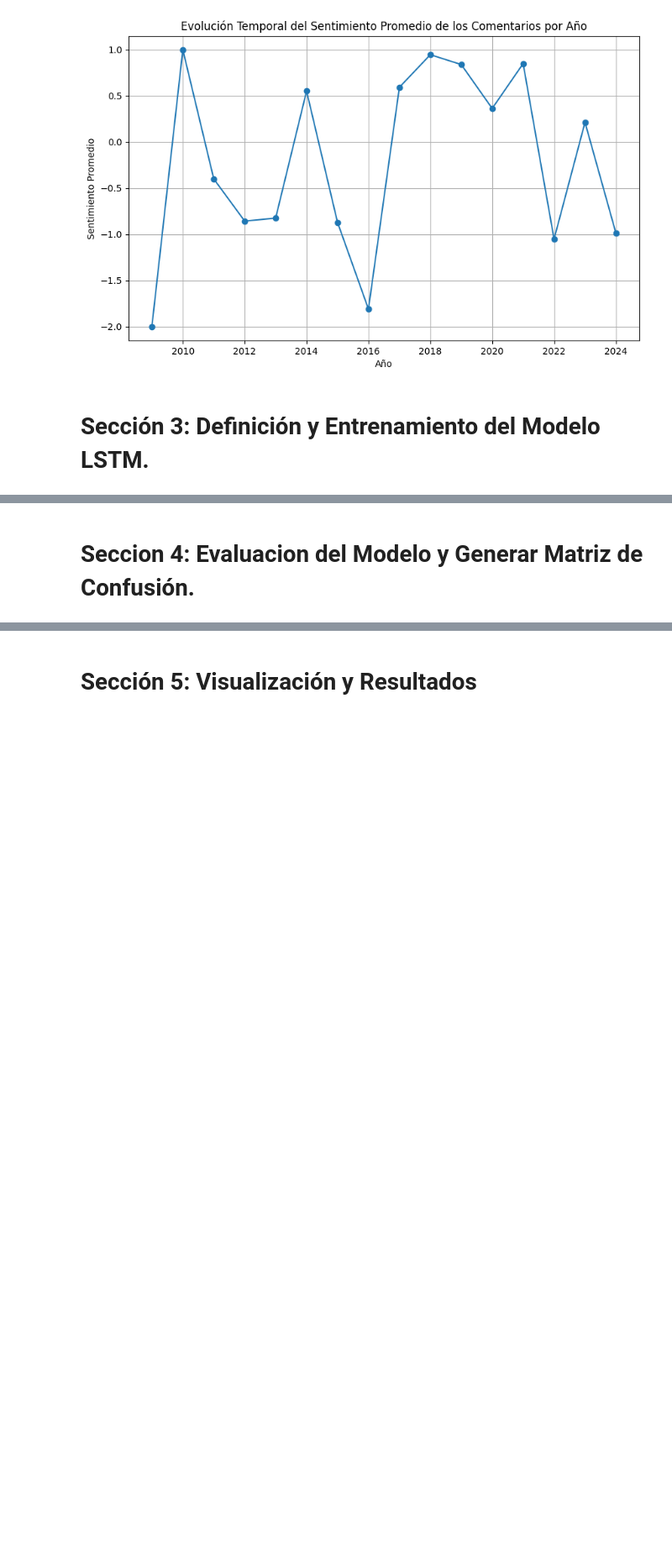
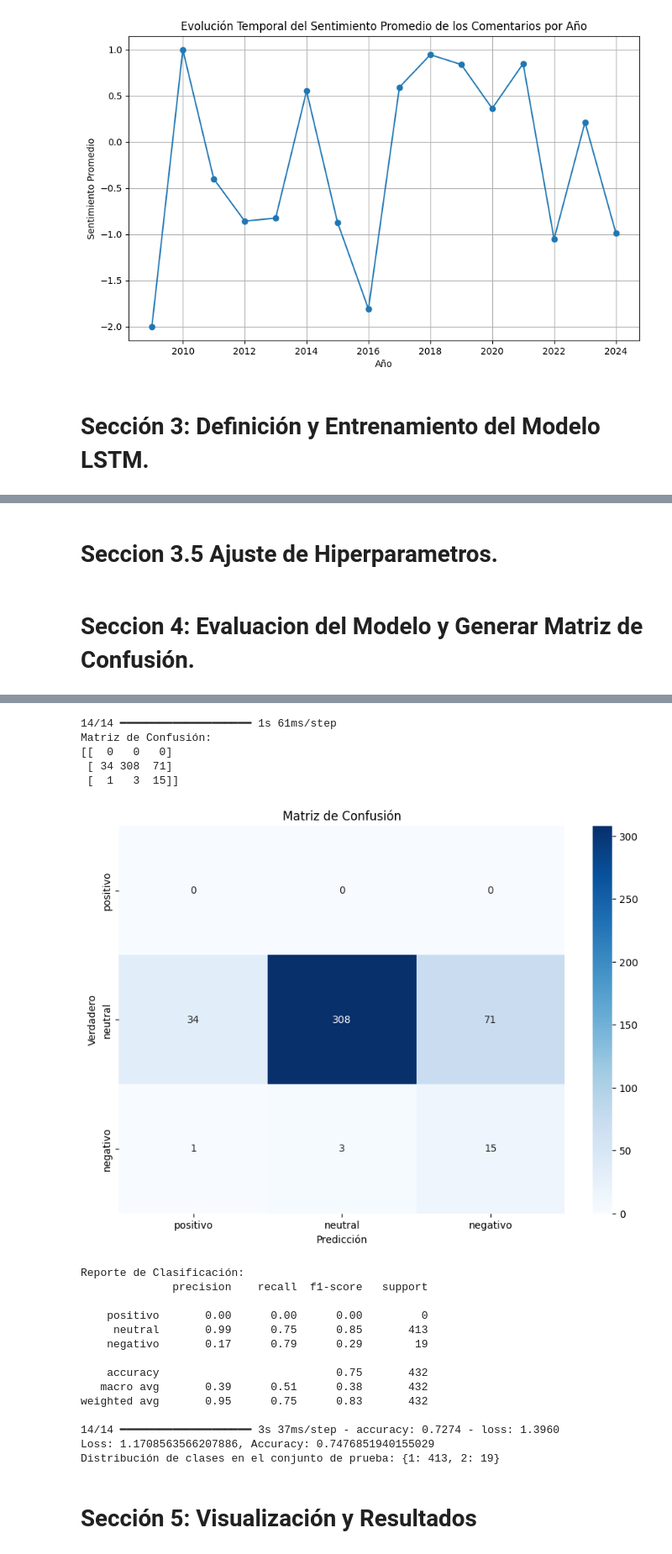
Before and after one commit to CarrenoErick19/Carreno_Navarrete_P.Integrador, a Jupyter notebook: JUPYTER NOTEBOOK/rnn_post_actualizado.ipynb, the cells around one changed output, grey strips where cells are left out. Shown: that part at 84% size. Cells and saved outputs as stored; diff of their text form; code cells hidden in the pictures; blank space fills up the shorter version.

Commit message:
organizando red neuronal y matriz

```diff
--- a/JUPYTER NOTEBOOK/rnn_post_actualizado.ipynb
+++ b/JUPYTER NOTEBOOK/rnn_post_actualizado.ipynb
@@ -595,2 +641,44 @@ Loss: 0.19146613776683807, Accuracy: 0.9560185074806213
+# %% [markdown]
+# Seccion 3.5 Ajuste de Hiperparametros.
 # %% [markdown]
 # Seccion 4: Evaluacion del Modelo y Generar Matriz de Confusión.
+# %%
+import numpy as np
+import matplotlib.pyplot as plt
+import seaborn as sns
+from sklearn.metrics import confusion_matrix, classification_report
+
+# Cargar el modelo entrenado
+model = tf.keras.models.load_model('modelo_lstm_mejorado.h5')
+
+# Generar predicciones en el conjunto de prueba
+y_pred = model.predict([X_test, X_test])
+y_pred_classes = np.argmax(y_pred, axis=1)
+y_true = np.argmax(y_test, axis=1)
+
+# Crear matriz de confusión
+cm = confusion_matrix(y_true, y_pred_classes)
+print("Matriz de Confusión:")
+print(cm)
+
+# Visualizar la matriz de confusión
+plt.figure(figsize=(10, 7))
+sns.heatmap(cm, annot=True, fmt='d', cmap='Blues', xticklabels=sentimiento_mapping.keys(), yticklabels=sentimiento_mapping.keys())
+plt.title('Matriz de Confusión')
+plt.xlabel('Predicción')
+plt.ylabel('Verdadero')
+plt.show()
+
+# Generar reporte de clasificación
+report = classification_report(y_true, y_pred_classes, target_names=list(sentimiento_mapping.keys()))
+print("Reporte de Clasificación:")
+print(report)
+
+# Evaluación del modelo
+loss, accuracy = model.evaluate([X_test, X_test], y_test)
+print(f'Loss: {loss}, Accuracy: {accuracy}')
+
+# Revisar la distribución de clases en el conjunto de prueba
+unique, counts = np.unique(y_true, return_counts=True)
+print(f"Distribución de clases en el conjunto de prueba: {dict(zip(unique, counts))}")
+# %% [output]
@@ -597,3 +686,23 @@ Loss: 0.19146613776683807, Accuracy: 0.9560185074806213
+14/14 ━━━━━━━━━━━━━━━━━━━━ 1s 61ms/step
+Matriz de Confusión:
+[[  0   0   0]
+ [ 34 308  71]
+ [  1   3  15]]
+[figure, added]
+Reporte de Clasificación:
+              precision    recall  f1-score   support
+
+    positivo       0.00      0.00      0.00         0
+     neutral       0.99      0.75      0.85       413
+    negativo       0.17      0.79      0.29        19
+
+    accuracy                           0.75       432
+   macro avg       0.39      0.51      0.38       432
+weighted avg       0.95      0.75      0.83       432
+
+14/14 ━━━━━━━━━━━━━━━━━━━━ 3s 37ms/step - accuracy: 0.7274 - loss: 1.3960
+Loss: 1.1708563566207886, Accuracy: 0.7476851940155029
+Distribución de clases en el conjunto de prueba: {1: 413, 2: 19}
 # %% [markdown]
 # Sección 5: Visualización y Resultados
 # %%
```
Also changed, not shown: parts of 3 cells of this notebook, 1 other file.
